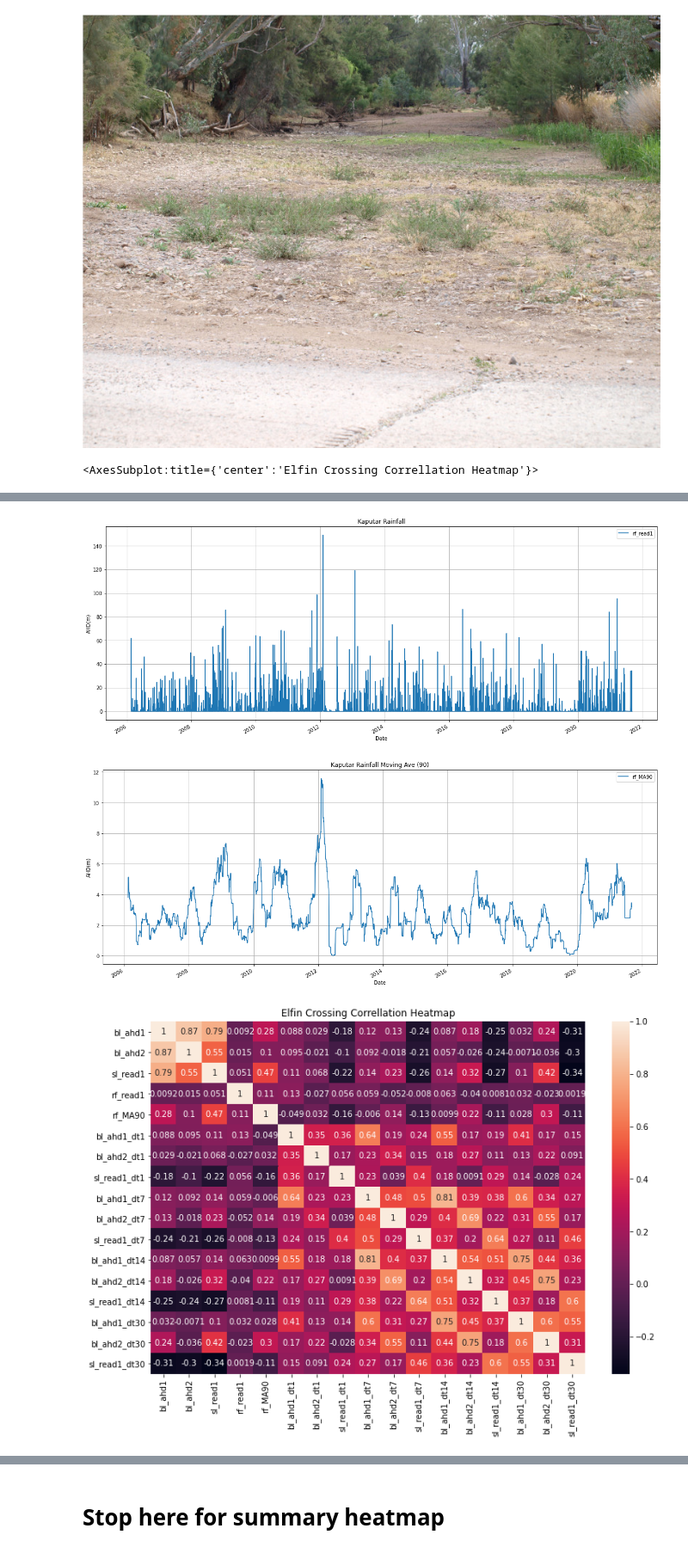
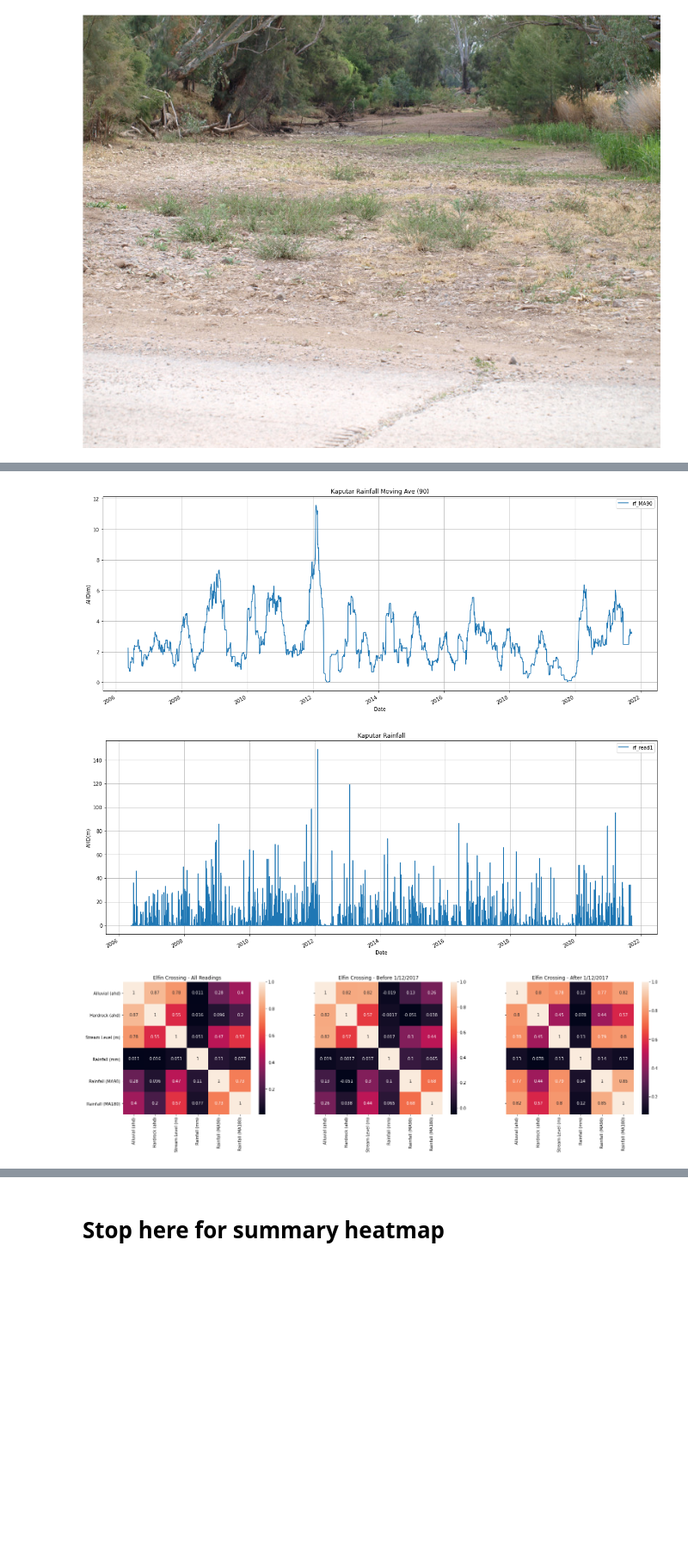
Before and after one commit to wpl123/waterdata_backend, a Jupyter notebook: frontend/jupytr/visualisations/bore_summ_stats.1.8.ipynb, the cells around one changed output, grey strips where cells are left out. Shown at 86% size. Drawn from its saved outputs; the diff is of its cells as text; code cells hidden in the pictures; blank space fills up the shorter version.

```diff
--- a/frontend/jupytr/visualisations/bore_summ_stats.1.8.ipynb
+++ b/frontend/jupytr/visualisations/bore_summ_stats.1.8.ipynb
@@ -100,6 +100,8 @@ df2 = df2_orig[df2_orig['read_date'] >= '2007-09-06']
 # Add moving ave for rainfall
 df1['rf_MA90'] = (df1['rf_read1'].rolling(window=90).mean())
 df2['rf_MA90'] = (df2['rf_read1'].rolling(window=90).mean())
+df1['rf_MA180'] = (df1['rf_read1'].rolling(window=180).mean())
+df2['rf_MA180'] = (df2['rf_read1'].rolling(window=180).mean())
 
 # Remove Nan's
 
@@ -305,12 +307,29 @@ Image("/home/jovyan/work/visualisations/assets/Elfin_Crossing_19_9_2019.jpg")
 # %%
 df1.plot(x='read_date', y='sl_read1',figsize=(20,8), grid=True, title='Elfin Crossing Stream Flow', xlabel='Date',ylabel='AHD(m)')
 df1.plot(x='read_date', y=['bl_ahd1','bl_ahd2'],figsize=(20,8), grid=True, title='Elfin Ground Water Depth over Time', xlabel='Date',ylabel='AHD(m)')
+df1.plot(x='read_date', y='rf_MA90',figsize=(20,8), grid=True, title='Kaputar Rainfall Moving Ave (90)', xlabel='Date',ylabel='AHD(m)')
 df1.plot(x='read_date', y='rf_read1',figsize=(20,8), grid=True, title='Kaputar Rainfall', xlabel='Date',ylabel='AHD(m)')
-df1.plot(x='read_date', y='rf_MA90',figsize=(20,8), grid=True, title='Kaputar Rainfall Moving Ave (90)', xlabel='Date',ylabel='AHD(m)')
+
 
 df1_corr = df1.corr(method='spearman')
-plt.figure(figsize=(12, 8))
-plt.title("Elfin Crossing Correllation Heatmap")
-sns.heatmap(df1_corr,annot=True)
+
+#filter out rows from the groundwater series start date
+
+df3 = df1[df1['read_date'] < '2017-11-30']
+df4 = df1[df1['read_date'] >= '2017-11-30']
+
+df3_corr = df3.corr(method='spearman')
+
+
+fig, ax = plt.subplots(1,3, sharey=True,figsize=(24, 6))
+# fig.suptitle('Correllation Heatmaps', fontsize=20)
+ax[0].set_title('Elfin Crossing - All Readings')
+ax[1].set_title('Elfin Crossing - Before 1/12/2017')
+ax[2].set_title('Elfin Crossing - After 1/12/2017')
+
+df4_corr = df4.corr(method='spearman')
+
+sns.heatmap(df1_corr, annot=True,ax=ax[0],xticklabels=['Alluvial (ahd)','Hardrock (ahd)','Stream Level (m)','Rainfall (mm)', 'Rainfall (MA90)', 'Rainfall (MA180)'],yticklabels=['Alluvial (ahd)','Hardrock (ahd)','Stream Level (m)','Rainfall (mm)', 'Rainfall (MA90)', 'Rainfall (MA180)'])
+sns.heatmap(df3_corr, annot=True,ax=ax[1],xticklabels=['Alluvial (ahd)','Hardrock (ahd)','Stream Level (m)','Rainfall (mm)', 'Rainfall (MA90)', 'Rainfall (MA180)'],yticklabels=['Alluvial (ahd)','Hardrock (ahd)','Stream Level (m)','Rainfall (mm)', 'Rainfall (MA90)', 'Rainfall (MA180)'])
+sns.heatmap(df4_corr, annot=True,ax=ax[2],xticklabels=['Alluvial (ahd)','Hardrock (ahd)','Stream Level (m)','Rainfall (mm)', 'Rainfall (MA90)', 'Rainfall (MA180)'],yticklabels=['Alluvial (ahd)','Hardrock (ahd)','Stream Level (m)','Rainfall (mm)', 'Rainfall (MA90)', 'Rainfall (MA180)']);
 # %% [output]
-<AxesSubplot:title={'center':'Elfin Crossing Correllation Heatmap'}>
@@ -319,3 +338,3 @@ sns.heatmap(df1_corr,annot=True)
-[figure, old version]
+[figure, new version]
-[figure, old version]
+[figure, new version]
-[figure, old version]
+[figure, new version]
```
Also changed, not shown: parts of 6 cells of this notebook, 32 other files.
